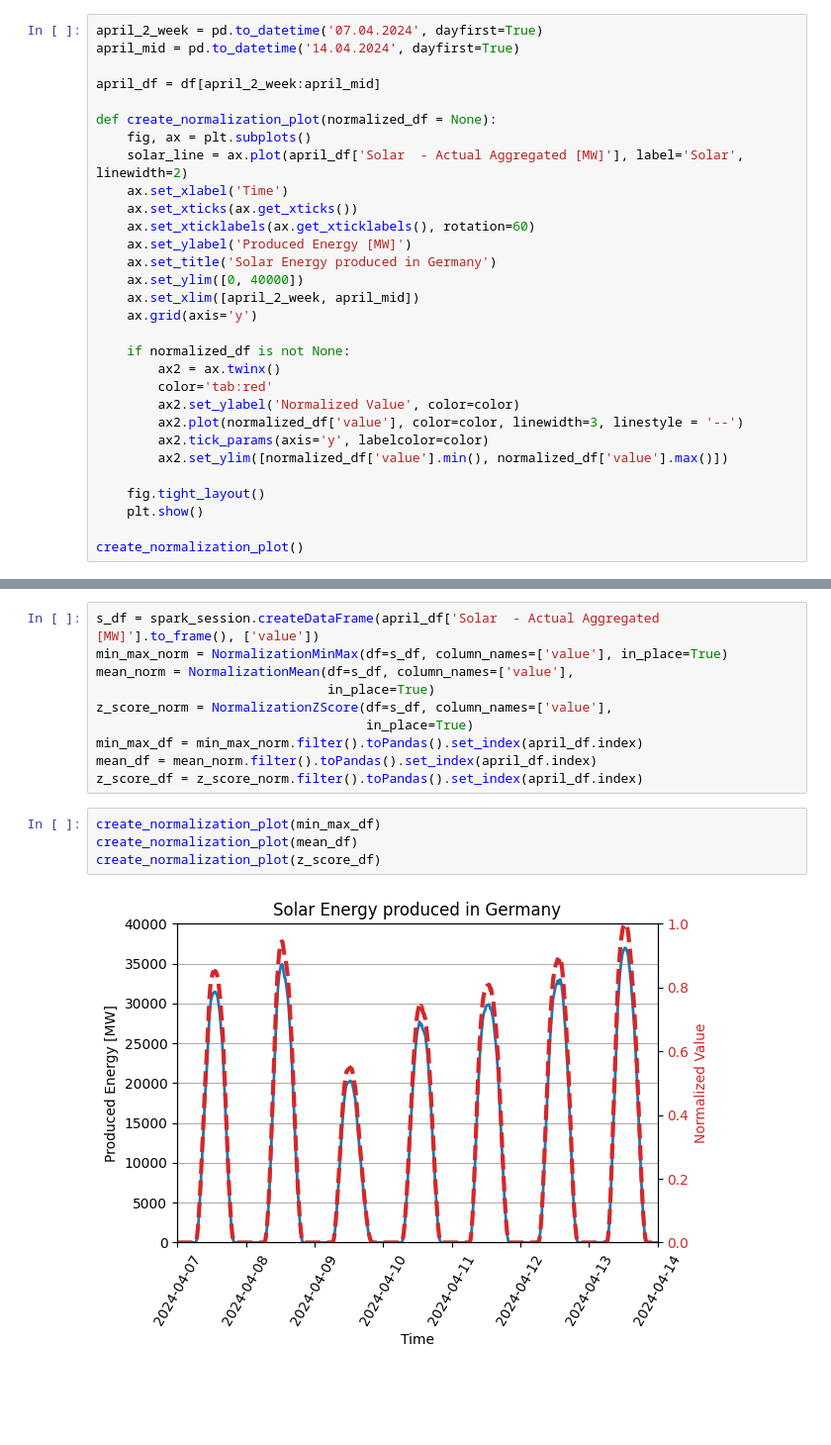
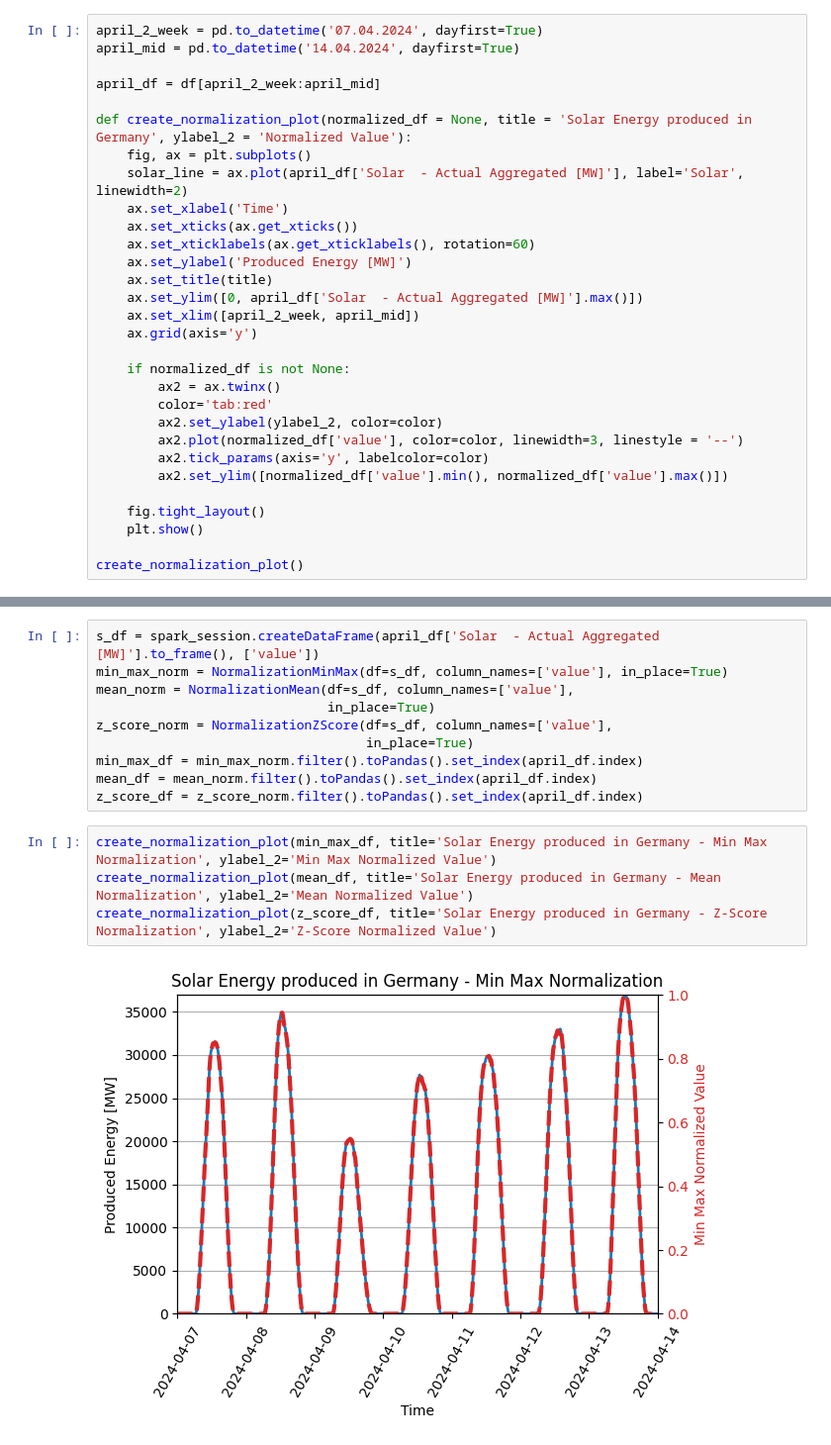
Before and after one commit to rtdip/core, a Jupyter notebook: notebook/showcase_notebook.ipynb, the cells around one changed output, grey strips where cells are left out. Shown at 99% size. Cells and saved outputs as stored; diff of their text form; blank space fills up the shorter version.

```diff
--- a/notebook/showcase_notebook.ipynb
+++ b/notebook/showcase_notebook.ipynb
@@ -52,22 +51,22 @@ april_mid = pd.to_datetime('14.04.2024', dayfirst=True)
 
 april_df = df[april_2_week:april_mid]
 
-def create_normalization_plot(normalized_df = None):
+def create_normalization_plot(normalized_df = None, title = 'Solar Energy produced in Germany', ylabel_2 = 'Normalized Value'):
     fig, ax = plt.subplots()
     solar_line = ax.plot(april_df['Solar  - Actual Aggregated [MW]'], label='Solar', linewidth=2)
     ax.set_xlabel('Time')
     ax.set_xticks(ax.get_xticks())
     ax.set_xticklabels(ax.get_xticklabels(), rotation=60)
     ax.set_ylabel('Produced Energy [MW]')
-    ax.set_title('Solar Energy produced in Germany')
-    ax.set_ylim([0, 40000])
+    ax.set_title(title)
+    ax.set_ylim([0, april_df['Solar  - Actual Aggregated [MW]'].max()])
     ax.set_xlim([april_2_week, april_mid])
     ax.grid(axis='y')
 
     if normalized_df is not None:
         ax2 = ax.twinx()
         color='tab:red'
-        ax2.set_ylabel('Normalized Value', color=color)
+        ax2.set_ylabel(ylabel_2, color=color)
         ax2.plot(normalized_df['value'], color=color, linewidth=3, linestyle = '--')
         ax2.tick_params(axis='y', labelcolor=color)
         ax2.set_ylim([normalized_df['value'].min(), normalized_df['value'].max()])
@@ -89,8 +88,8 @@ min_max_df = min_max_norm.filter().toPandas().set_index(april_df.index)
 mean_df = mean_norm.filter().toPandas().set_index(april_df.index)
 z_score_df = z_score_norm.filter().toPandas().set_index(april_df.index)
 # %%
-create_normalization_plot(min_max_df)
-create_normalization_plot(mean_df)
-create_normalization_plot(z_score_df)
+create_normalization_plot(min_max_df, title='Solar Energy produced in Germany - Min Max Normalization', ylabel_2='Min Max Normalized Value')
+create_normalization_plot(mean_df, title='Solar Energy produced in Germany - Mean Normalization', ylabel_2='Mean Normalized Value')
+create_normalization_plot(z_score_df, title='Solar Energy produced in Germany - Z-Score Normalization', ylabel_2='Z-Score Normalized Value')
 # %% [output]
-[figure, old version]
+[figure, new version]
```
Also changed, not shown: parts of 6 cells of this notebook.
